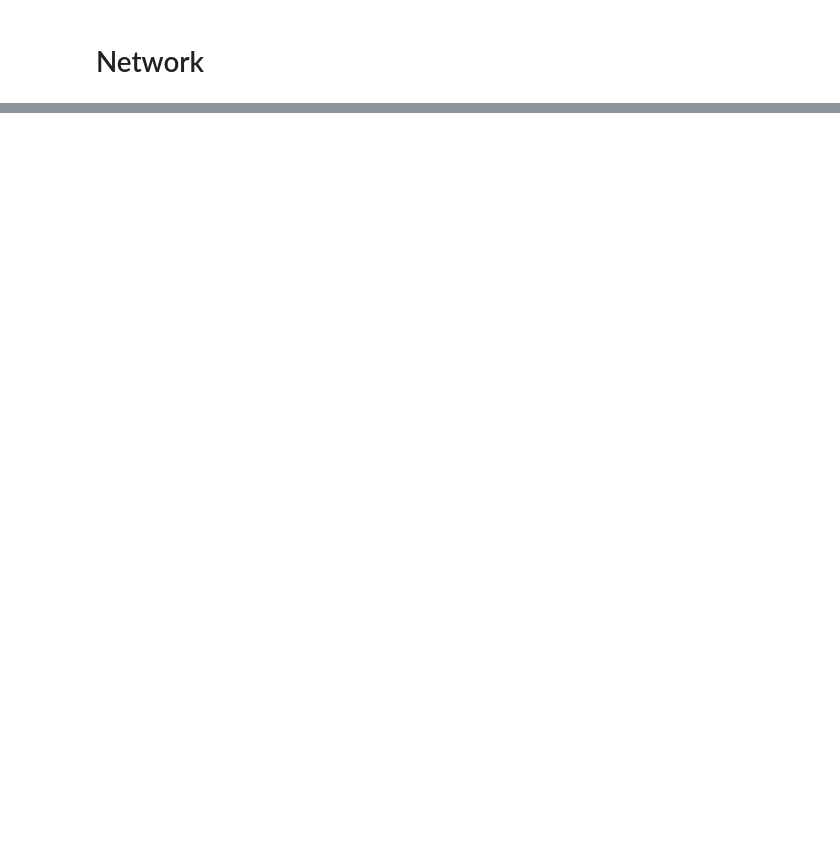
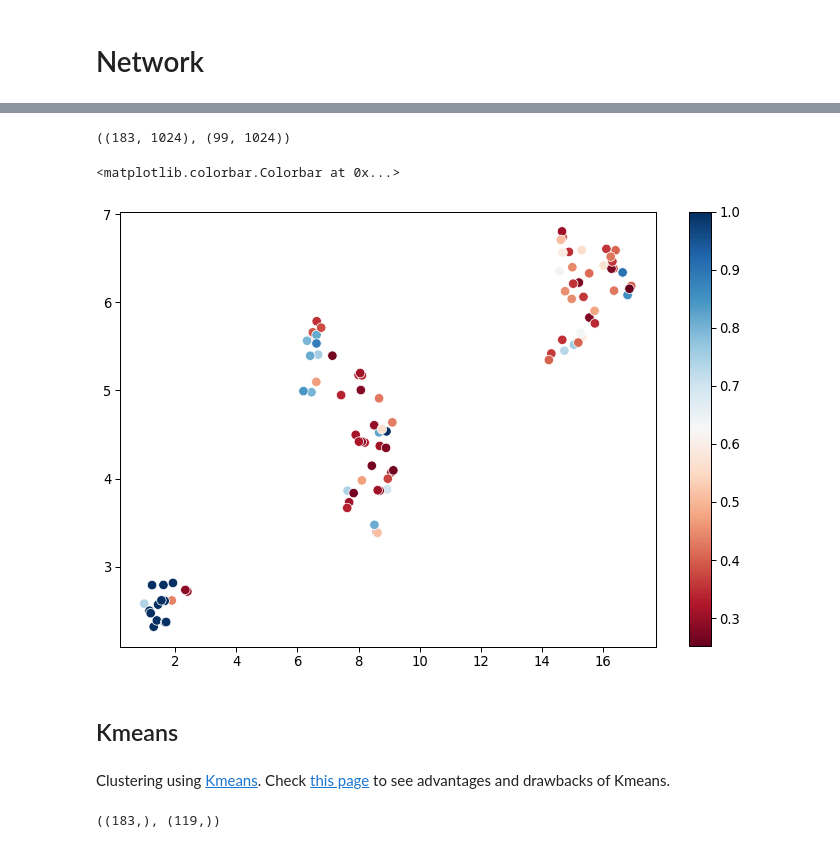
Before and after one commit to marcossantanaioc/De_novo_design_SARSCOV2, a Jupyter notebook: notebooks/ScaffoldGraph.ipynb, the cells around one changed output, grey strips where cells are left out. Drawn from its saved outputs; the diff is of its cells as text; code cells hidden in the pictures; blank space fills up the shorter version.

```diff
--- a/notebooks/ScaffoldGraph.ipynb
+++ b/notebooks/ScaffoldGraph.ipynb
@@ -88,0 +195,36 @@ Draw.MolsToGridImage(list(map(Chem.MolFromSmiles,nt_scaffolds)))
+# %%
+def getFP(mol,bits=1024,radius=2):
+    if not isinstance(mol, Chem.rdchem.Mol):
+        mol = Chem.MolFromSmiles(mol)
+    return np.asarray(AllChem.GetMorganFingerprintAsBitVect(mol, nBits=bits, radius=radius)).reshape(-1,bits)
+# %%
+active_mols_fp = np.concatenate(list(map(getFP, molssmi_hier3.Smiles.tolist())))
+
+active_scaffolds_fp = np.concatenate(list(map(getFP, hier3)))
+# %%
+active_scaffolds_fp.shape,active_mols_fp.shape
+# %% [output]
+((183, 1024), (99, 1024))
+# %%
+reducer = umap.UMAP(n_neighbors=10, min_dist=0.0, metric='euclidean',n_components=2)
+# %%
+embeddings_scaffolds = reducer.fit_transform(active_scaffolds_fp)
+embeddings_mols = reducer.fit_transform(active_mols_fp)
+# %%
+fig,ax = plt.subplots(1,figsize=(12,8))
+sns.scatterplot(*embeddings_mols.T,hue=molssmi_hier3.probas,s=90,ax=ax, palette='RdBu')
+
+norm = plt.Normalize(molssmi_hier3['probas'].min(), molssmi_hier3['probas'].max())
+sm = plt.cm.ScalarMappable(cmap="RdBu", norm=norm)
+sm.set_array([])
+
+# Remove the legend and add a colorbar
+ax.get_legend().remove()
+ax.figure.colorbar(sm)
+# %% [output]
+<matplotlib.colorbar.Colorbar at 0x...>
+[figure, added]
+# %% [markdown]
+## Kmeans
+# %% [markdown]
+Clustering using [Kmeans](https://scikit-learn.org/stable/modules/clustering.html#k-means). Check [this page](https://developers.google.com/machine-learning/clustering/algorithm/advantages-disadvantages) to see advantages and drawbacks of Kmeans.
@@ -88,0 +234,4 @@ Draw.MolsToGridImage(list(map(Chem.MolFromSmiles,nt_scaffolds)))
+# %%
+kmeans_labels.shape,actives.probas.shape
+# %% [output]
+((183,), (119,))
```
Also changed, not shown: parts of 42 cells of this notebook.
